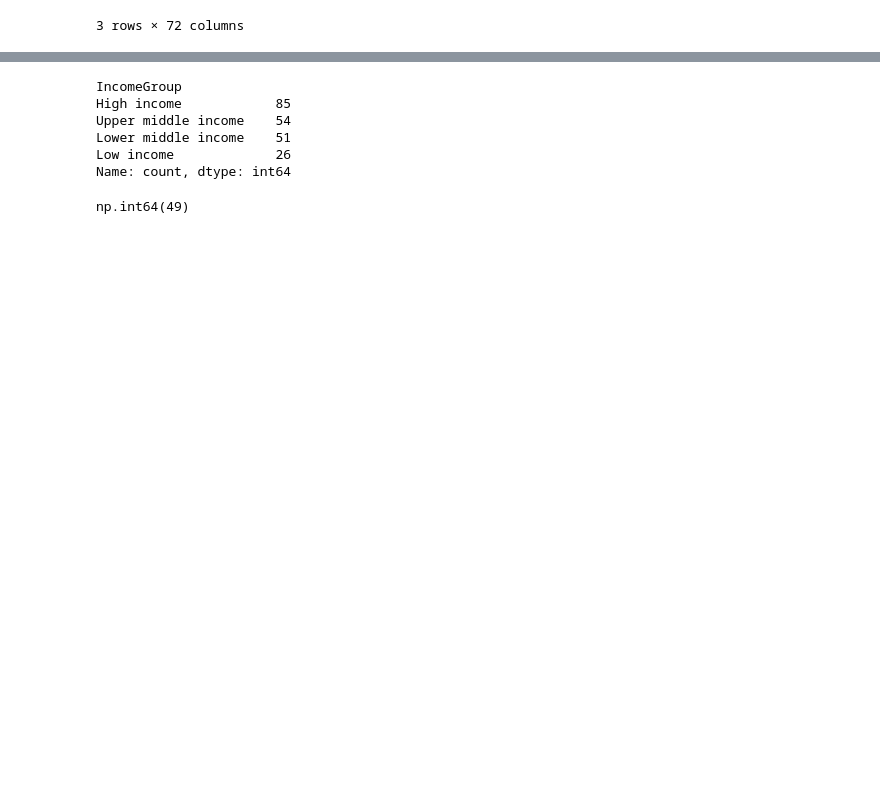
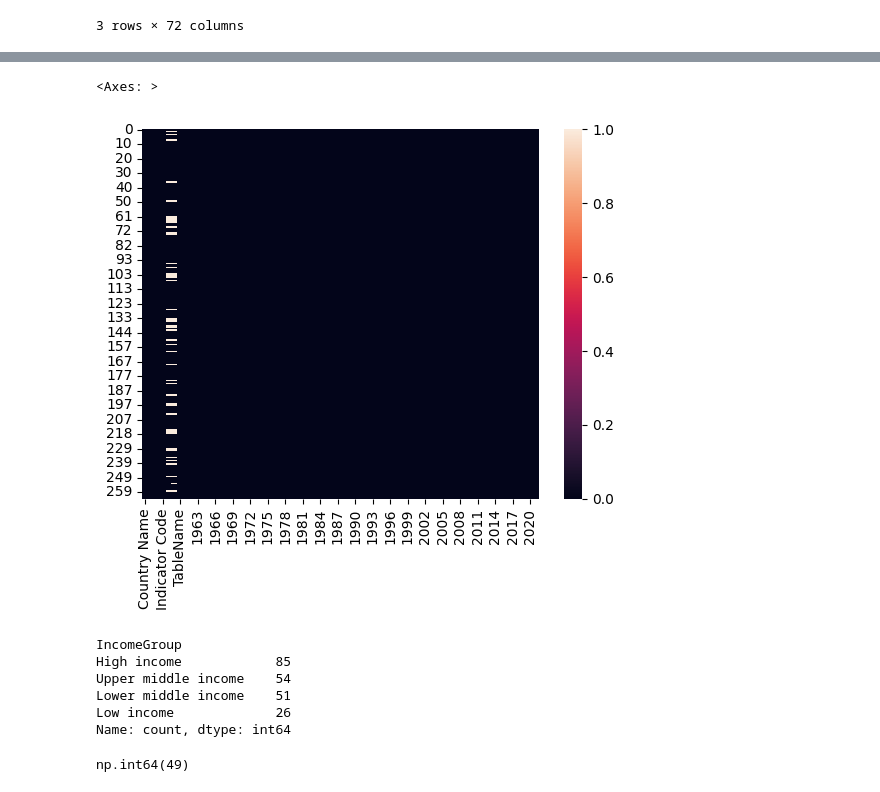
Before and after one commit to Aalok-Git/Python_Projects, a Jupyter notebook: Agricultural data/Agri_notebook.ipynb, the cells around one changed output, grey strips where cells are left out. Cells and saved outputs as stored; diff of their text form; code cells hidden in the pictures; blank space fills up the shorter version.

```diff
--- a/Agricultural data/Agri_notebook.ipynb
+++ b/Agricultural data/Agri_notebook.ipynb
@@ -115,0 +175,5 @@ new_merged_df.head(3)
+# %%
+sns.heatmap(df_filter.isnull())
+# %% [output]
+<Axes: >
+[figure, added]
```
Also changed, not shown: parts of 23 cells of this notebook.
